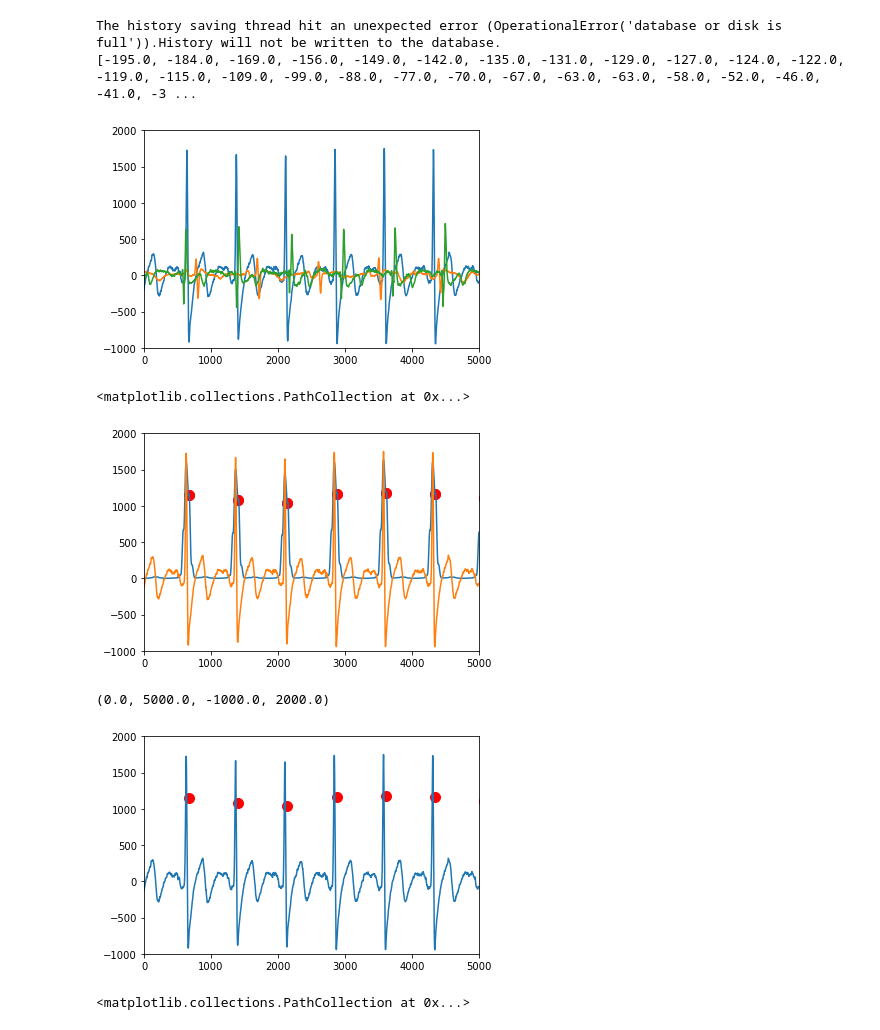
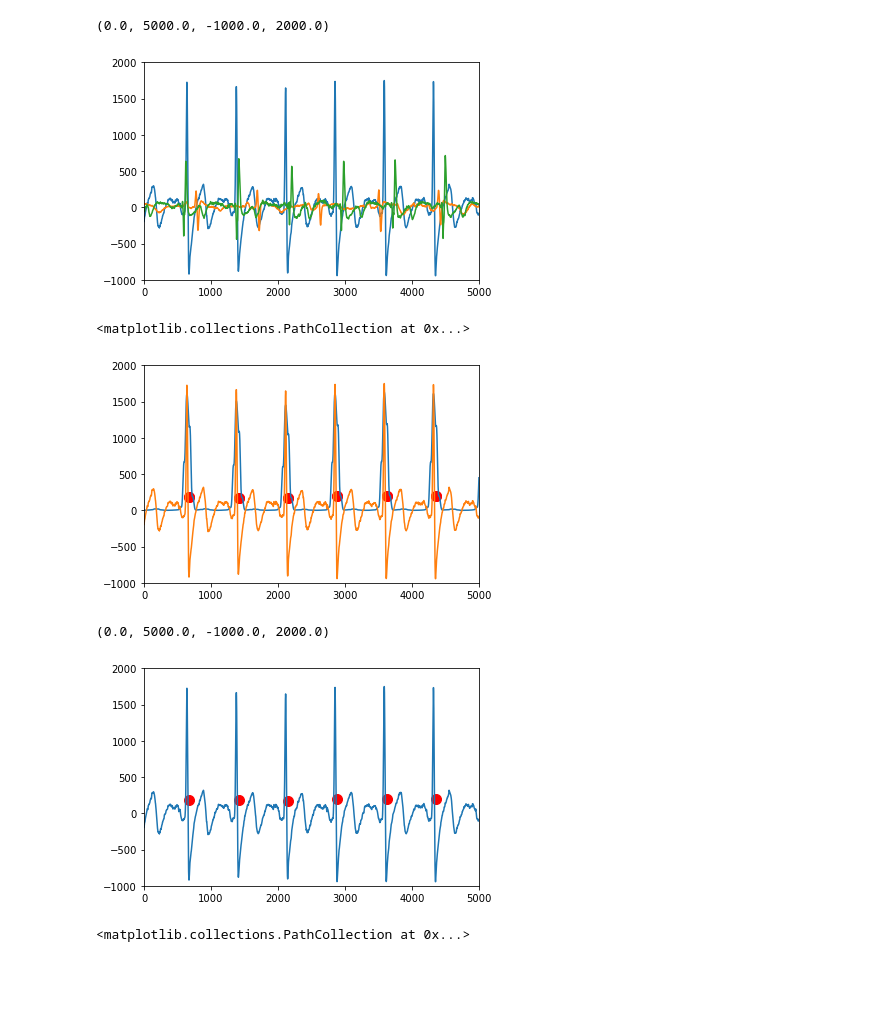
Before and after one commit to molbioeng/Molecool, a Jupyter notebook: HRV_extraction_2.ipynb, the cells around one changed output. Saved outputs shown, nothing was run; the diff lists cells and outputs as text; code cells hidden in the pictures; blank space fills up the shorter version.

```diff
--- a/HRV_extraction_2.ipynb
+++ b/HRV_extraction_2.ipynb
@@ -12,7 +12,7 @@ from scipy import signal
 from scipy.signal import correlate
 import neurokit2 as nk
 import seaborn as sns
-from scipy.fft import fft, ifft, fftfreq
+import scipy.fft
 import pyhrv
 import pyhrv.frequency_domain as fd
 
@@ -29,10 +29,8 @@ plt.plot(control_data)
 plt.plot(diabetic_1)
 plt.plot(diabetic_2)
 plt.axis([0, 5000, -1000, 2000])
-print(control_data)
 # %% [output]
-The history saving thread hit an unexpected error (OperationalError('database or disk is full')).History will not be written to the database.
-[-195.0, -184.0, -169.0, -156.0, -149.0, -142.0, -135.0, -131.0, -129.0, -127.0, -124.0, -122.0, -119.0, -115.0, -109.0, -99.0, -88.0, -77.0, -70.0, -67.0, -63.0, -63.0, -58.0, -52.0, -46.0, -41.0, -3 ...
+(0.0, 5000.0, -1000.0, 2000.0)
 [figure]
 # %%
 #Step 1 of Pan-Tompkins Algorithm
@@ -95,29 +93,29 @@ del integrated_signal[0]
 del integrated_signal[0]
 del integrated_signal[0]
 del integrated_signal[0]
-
-
-curve, = plt.plot(integrated_signal)
-x_data = curve.get_xdata()
-y_values = []
-for definitive in rpeaks_1['ECG_R_Peaks']:
-    value = np.interp(definitive, x_data, integrated_signal)
-    y_values.append(value)
-
-plt.axis([0, 5000, -1000, 2000])
-plt.scatter(rpeaks_1['ECG_R_Peaks'],y_values, s=100, c='red')
-plt.plot(control_data)
-plt.scatter(rpeaks_1['ECG_R_Peaks'],y_values, s=100, c='red')
-# %% [output]
-<matplotlib.collections.PathCollection at 0x...>
-[figure, removed]
+# %%
+curve, = plt.plot(integrated_signal)
+x_data = curve.get_xdata()
+x_data = x_data-50
+y_values = []
+for definitive in rpeaks_1['ECG_R_Peaks']:
+    value = np.interp(definitive, x_data, integrated_signal)
+    y_values.append(value)
+
+plt.axis([0, 5000, -1000, 2000])
+plt.scatter(rpeaks_1['ECG_R_Peaks'],y_values, s=100, c='red')
+plt.plot(control_data)
+plt.scatter(rpeaks_1['ECG_R_Peaks'],y_values, s=100, c='red')
+# %% [output]
+<matplotlib.collections.PathCollection at 0x...>
+[figure, added]
 # %%
 plt.plot(control_data)
 plt.scatter(rpeaks_1['ECG_R_Peaks'],y_values, s=100, c='red')
 plt.axis([0, 5000, -1000, 2000])
 # %% [output]
 (0.0, 5000.0, -1000.0, 2000.0)
-[figure, old version]
+[figure, new version]
 # %%
 curve2, = plt.plot(control_data)
 x_data = curve2.get_xdata()
```
Also changed, not shown: parts of 2 cells of this notebook.
